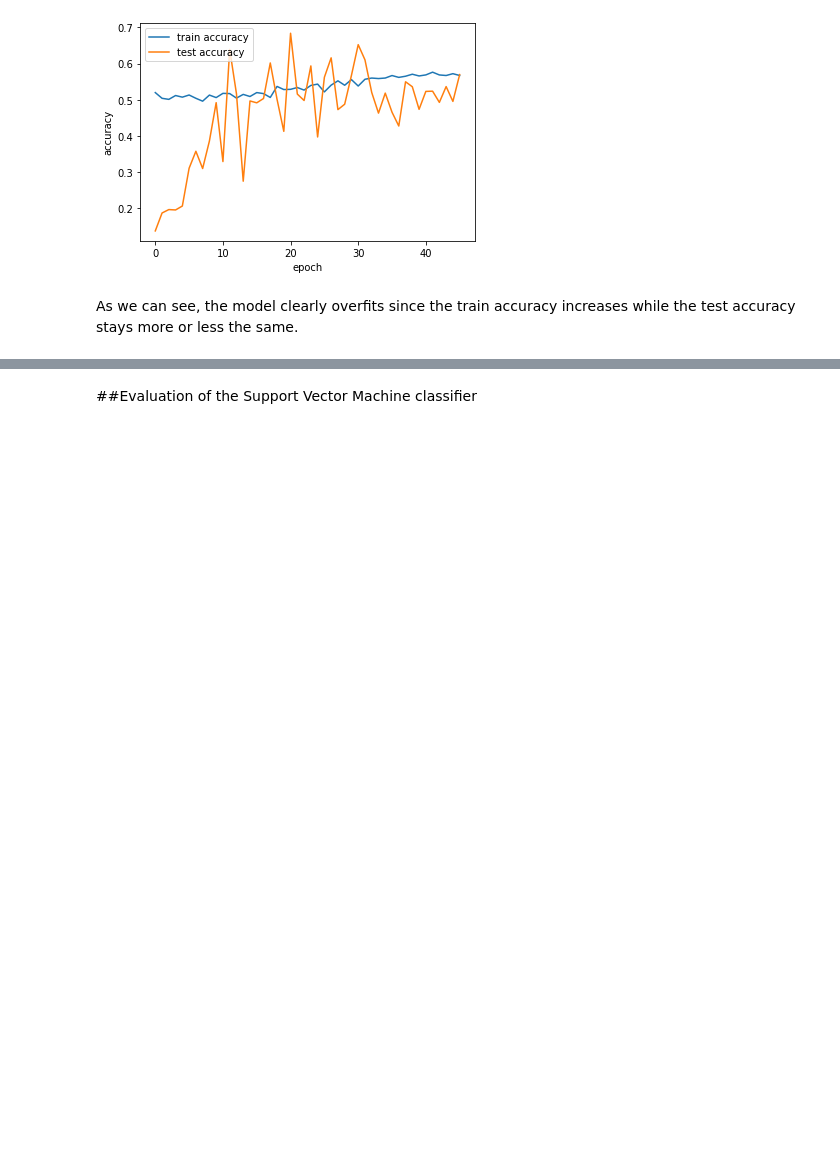
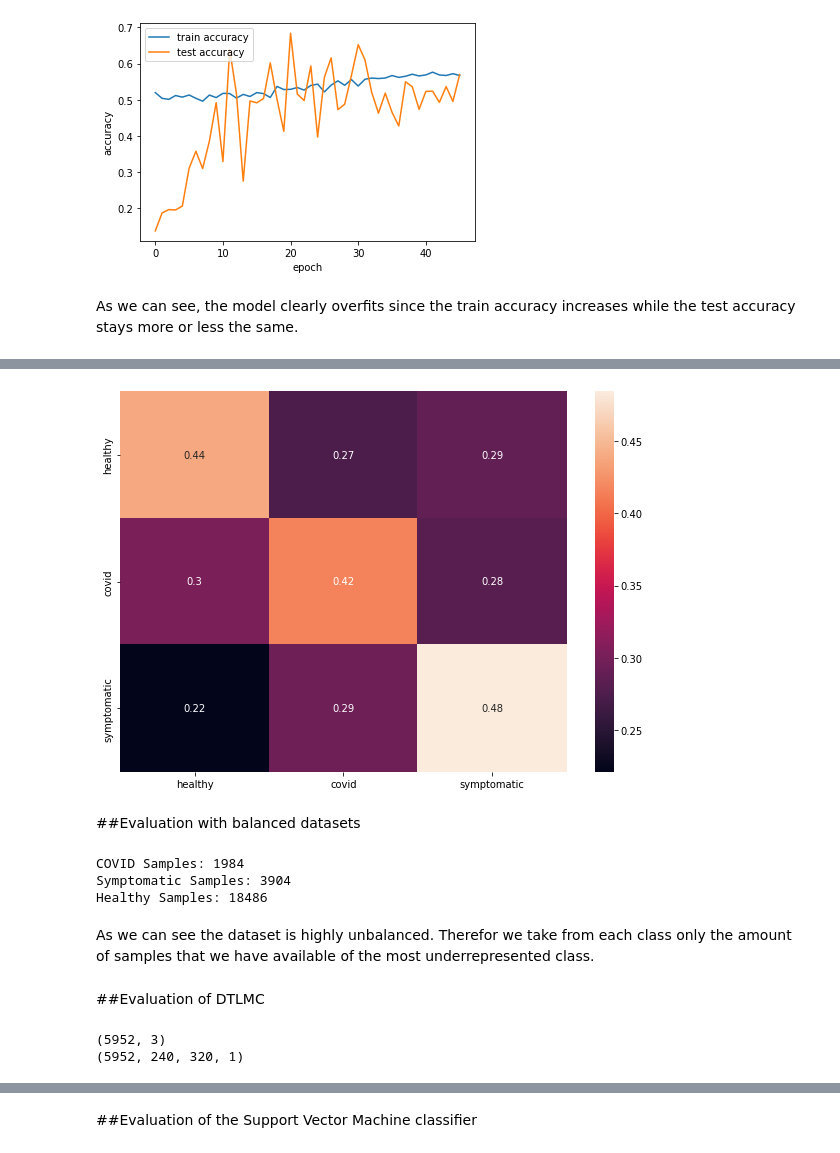
Before and after one commit to codingfabi/COUGHVID, a Jupyter notebook: Evaluation.ipynb, the cells around one changed output, grey strips where cells are left out. Cells and saved outputs as stored; diff of their text form; code cells hidden in the pictures; blank space fills up the shorter version.

```diff
--- a/Evaluation.ipynb
+++ b/Evaluation.ipynb
@@ -811,0 +831,6 @@ As we can see, the model clearly overfits since the train accuracy increases whi
+# %%
+## calculate class weights
+class_weights_svm = compute_class_weight('balanced', np.unique(labels_svm), labels_svm)
+class_weights_dict_svm = {'COVID-19':class_weights_svm[0], 'healthy':class_weights_svm[1], 'symptomatic':class_weights_svm[2]}
+
+class_weights_dict_svm
@@ -811,0 +841,12 @@ As we can see, the model clearly overfits since the train accuracy increases whi
+# %%
+X_train_svm, X_test_svm, y_train_svm, y_test_svm = train_test_split(features_svm, labels_svm, test_size=0.2, random_state=0)
+# %%
+svm = SVM(classWeights=class_weights_dict_svm)
+svm.fit(X_train_svm, y_train_svm)
+# %%
+predictions = []
+for x in X_test_svm:
+  X = np.expand_dims(x, axis=0)
+  predictions.append(svm.predict(X)[0])
+predictions_oneHot = oneHotEncoding(predictions)
+y_test_svm_oneHot = oneHotEncoding(y_test_svm)
@@ -811,0 +862,41 @@ As we can see, the model clearly overfits since the train accuracy increases whi
+# %%
+matrix = confusion_matrix(np.argmax(oneHotEncoding(y_test_svm), axis=1), np.argmax(oneHotEncoding(predictions), axis=1), normalize="true")
+labellist = ['healthy','covid', 'symptomatic']
+plotConfusionMatrix(labellist, matrix)
+# %% [output]
+[figure, added]
+# %% [markdown]
+##Evaluation with balanced datasets
+# %%
+covid_indizes = np.where(labels=='COVID-19')
+print('COVID Samples: ' + str(len(covid_indizes[0])))
+symptom_indizes = np.where(labels=='symptomatic')
+print('Symptomatic Samples: ' + str(len(symptom_indizes[0])))
+healthy_indizes = np.where(labels=='healthy')
+print('Healthy Samples: ' + str(len(healthy_indizes[0])))
+# %% [output]
+COVID Samples: 1984
+Symptomatic Samples: 3904
+Healthy Samples: 18486
+# %% [markdown]
+As we can see the dataset is highly unbalanced. Therefor we take from each class only the amount of samples that we have available of the most underrepresented class.
+# %% [markdown]
+##Evaluation of DTLMC
+# %%
+data_new = dataSegmented[covid_indizes]
+data_new = np.append(data_new,dataSegmented[symptom_indizes[0][:len(covid_indizes[0])]], axis=0)
+data_new = np.append(data_new,dataSegmented[healthy_indizes[0][:len(covid_indizes[0])]], axis=0)
+
+data_new = np.expand_dims(data_new, axis=3)
+
+labels_new = labels[covid_indizes]
+labels_new = np.append(labels_new,labels[symptom_indizes[0][:len(covid_indizes[0])]])
+labels_new = np.append(labels_new,labels[healthy_indizes[0][:len(covid_indizes[0])]])
+
+labels_new = oneHotEncoding(labels_new)
+
+print(labels_new.shape)
+print(data_new.shape)
+# %% [output]
+(5952, 3)
+(5952, 240, 320, 1)
```
Also changed, not shown: parts of 43 cells of this notebook.
